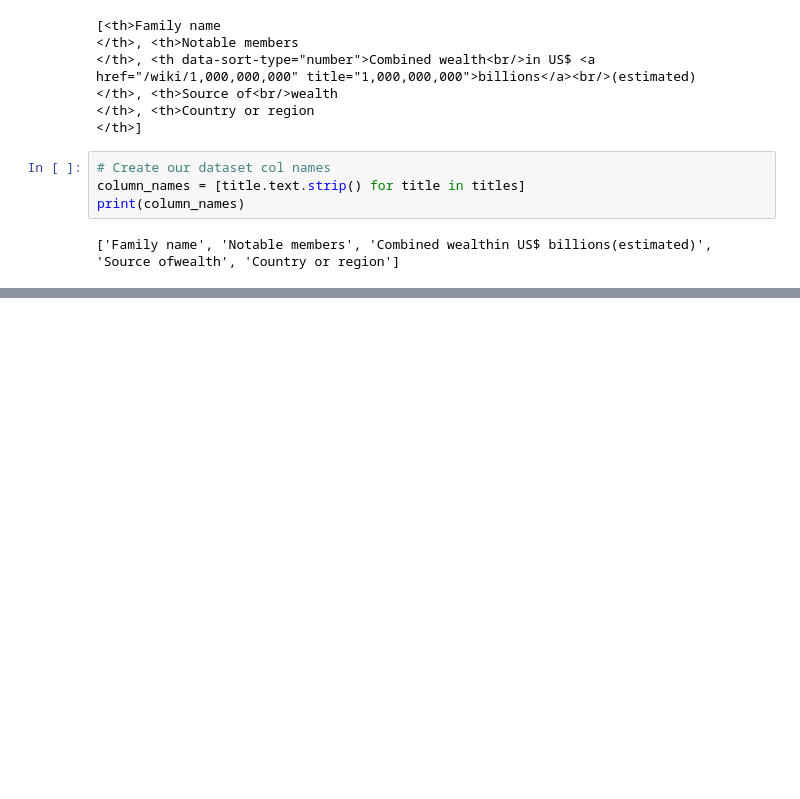
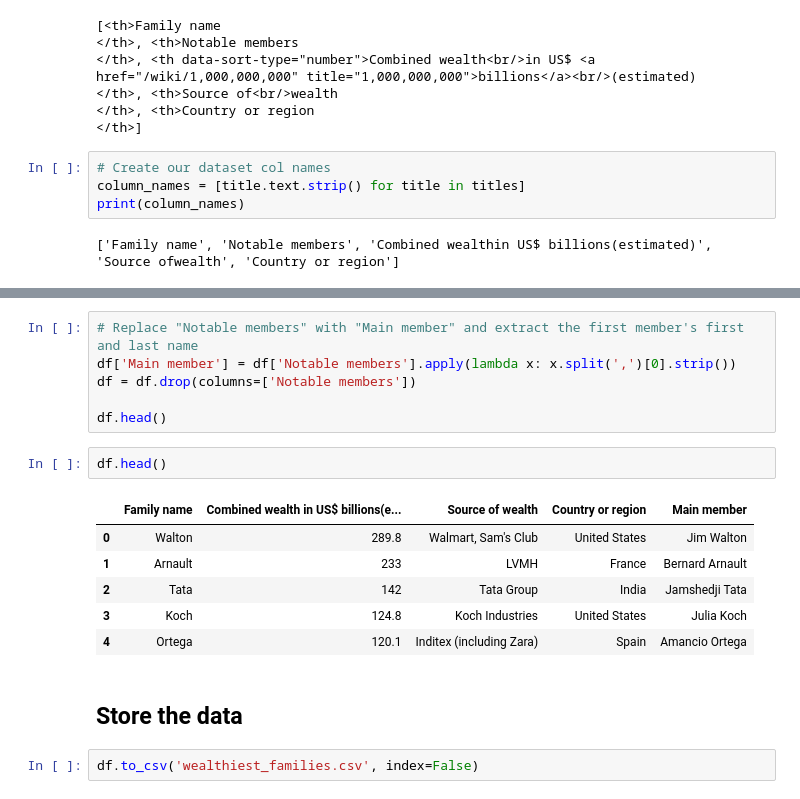
Before and after one commit to hhpramod/scrapped_rishest_families_data, a Jupyter notebook: web_scrapping.ipynb, the cells around one changed output, grey strips where cells are left out. Saved outputs shown, nothing was run; the diff lists cells and outputs as text; blank space fills up the shorter version.

```diff
--- a/web_scrapping.ipynb
+++ b/web_scrapping.ipynb
@@ -79,0 +165,19 @@ print(column_names)
+# %%
+# Replace "Notable members" with "Main member" and extract the first member's first and last name
+df['Main member'] = df['Notable members'].apply(lambda x: x.split(',')[0].strip())
+df = df.drop(columns=['Notable members'])
+
+df.head()
+# %%
+df.head()
+# %% [output]
+|  | Family name | Combined wealth in US$ billions(e... | Source of wealth | Country or region | Main member |
+| 0 | Walton | 289.8 | Walmart, Sam's Club | United States | Jim Walton |
+| 1 | Arnault | 233 | LVMH | France | Bernard Arnault |
+| 2 | Tata | 142 | Tata Group | India | Jamshedji Tata |
+| 3 | Koch | 124.8 | Koch Industries | United States | Julia Koch |
+| 4 | Ortega | 120.1 | Inditex (including Zara) | Spain | Amancio Ortega |
+# %% [markdown]
+## Store the data
+# %%
+df.to_csv('wealthiest_families.csv', index=False)
```
Also changed, not shown: parts of 9 cells of this notebook, 1 other file.
